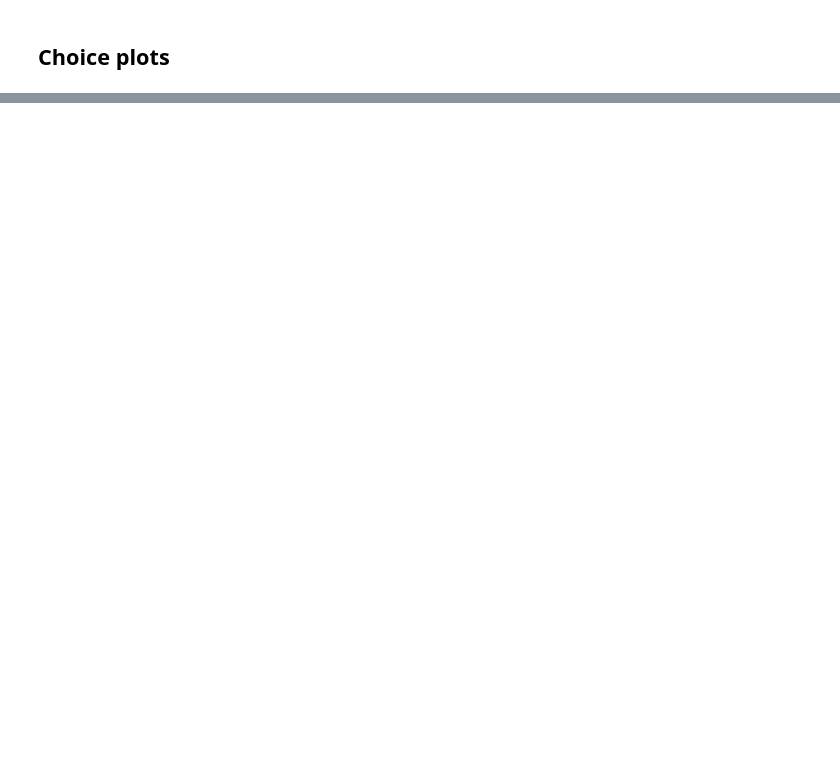
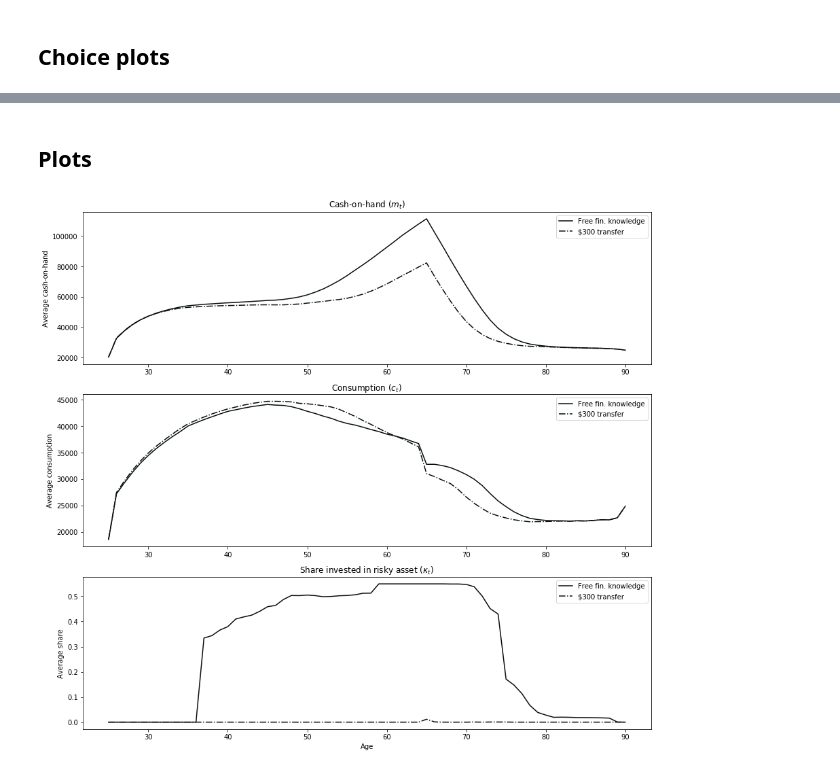
Before and after one commit to JakartaLaw/dypa_termpaper, a Jupyter notebook: src/Simulate_Model.ipynb, the cells around one changed output, grey strips where cells are left out. Saved outputs shown, nothing was run; the diff lists cells and outputs as text; code cells hidden in the pictures; blank space fills up the shorter version.

```diff
--- a/src/Simulate_Model.ipynb
+++ b/src/Simulate_Model.ipynb
@@ -75,0 +132,11 @@ plt.show()
+# %%
+kappa_free = np.array([0.     , 0.     , 0.     , 0.     , 0.     , 0.     , 0.     ,
+       0.     , 0.     , 0.     , 0.     , 0.     , 0.     , 0.     ,
+       0.     , 0.     , 0.     , 0.     , 0.     , 0.     , 0.     ,
+       0.     , 0.     , 0.     , 0.     , 0.     , 0.     , 0.     ,
+       0.     , 0.     , 0.     , 0.     , 0.     , 0.     , 0.     ,
+       0.     , 0.     , 0.     , 0.     , 0.     , 0.01155, 0.0011 ,
+       0.     , 0.     , 0.     , 0.     , 0.00055, 0.     , 0.00055,
+       0.00055, 0.00055, 0.     , 0.     , 0.     , 0.     , 0.     ,
+       0.     , 0.     , 0.     , 0.     , 0.     , 0.     , 0.     ,
+       0.     , 0.     , 0.     ])
@@ -75,0 +204,34 @@ plt.show()
+# %% [markdown]
+## Plots
+# %%
+col = '#070d0d'
+# Set path to save picture
+pic_path = '/Users/ditlevkf/Ditlev/KU/Kandidaten/DP/Projekt/Code/dypa_termpaper/chapters/'
+# %%
+FIGSIZE = (15, 14)
+f, (ax1, ax2, ax3) = plt.subplots(3, 1, figsize=FIGSIZE)
+ax1.set_title("Cash-on-hand ($m_t$)")
+ax1.plot(range(25, 91), m_pi0, color=col, label = 'Free fin. knowledge', linestyle = '-')
+ax1.plot(range(25, 91), m_free, color=col, label = '$300 transfer', linestyle = '-.')
+ax1.set_ylabel('Average cash-on-hand')
+#ax1.set_xlabel('Age')
+
+ax1.legend()
+
+ax2.set_title("Consumption ($c_t$)")
+ax2.plot(range(25, 91), c_pi0, color=col, label = 'Free fin. knowledge')
+ax2.plot(range(25, 91), c_free, color=col, label = '$300 transfer', linestyle = '-.')
+ax2.set_ylabel('Average consumption')
+ax2.legend()
+
+ax3.set_title("Share invested in risky asset ($\kappa_t$)")
+ax3.plot(range(25, 91), kappa_pi0, color=col, label = 'Free fin. knowledge')
+ax3.plot(range(25, 91), kappa_free, color=col, label = '$300 transfer', linestyle = '-.')
+ax3.set_ylabel('Average share')
+ax3.set_xlabel('Age')
+
+ax3.legend()
+plt.savefig(pic_path + 'policy_experiment',bbox_inches='tight')
+plt.show()
+# %% [output]
+[figure, added]
```
Also changed, not shown: parts of 15 cells of this notebook, 35 other files.
